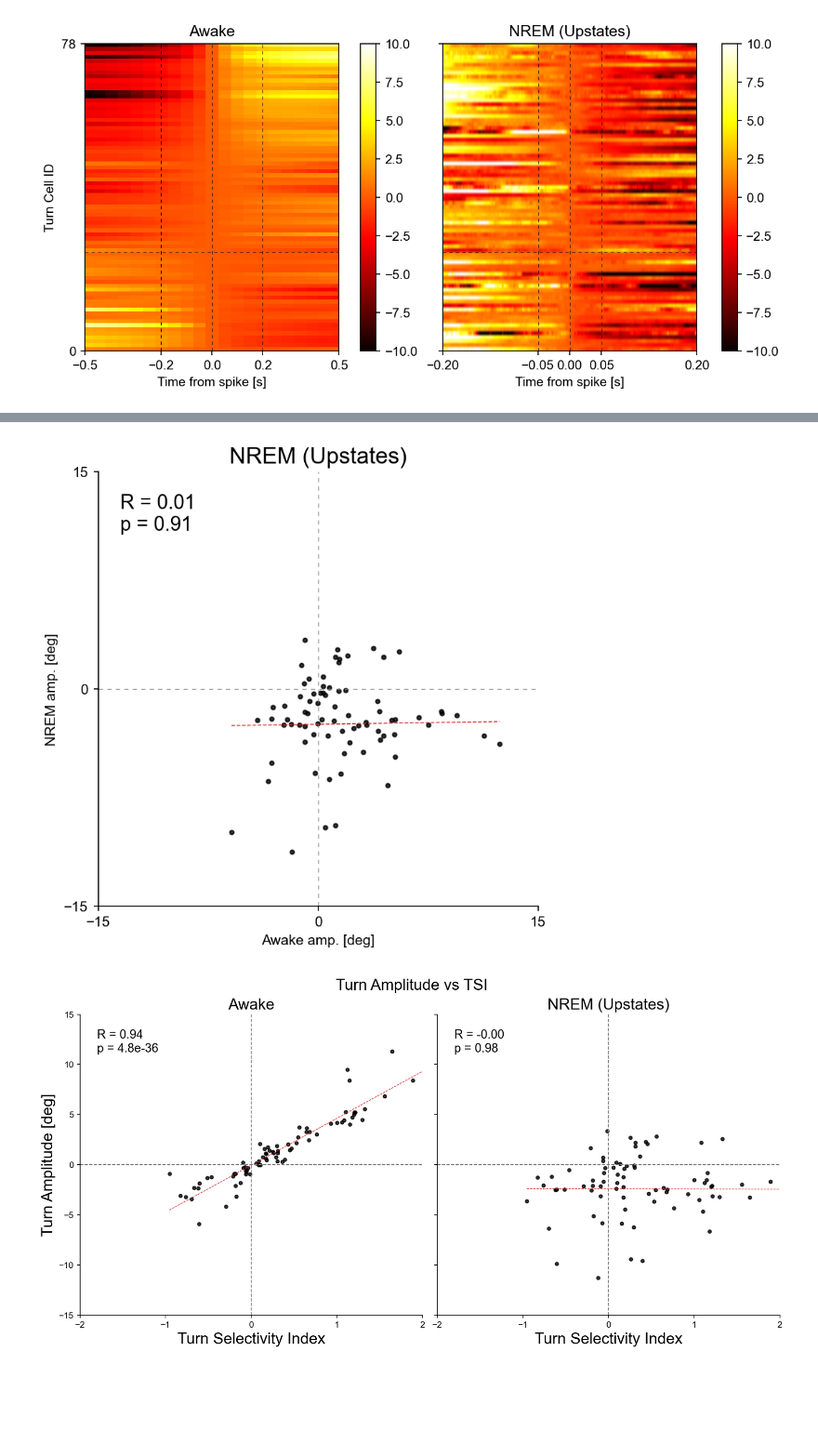
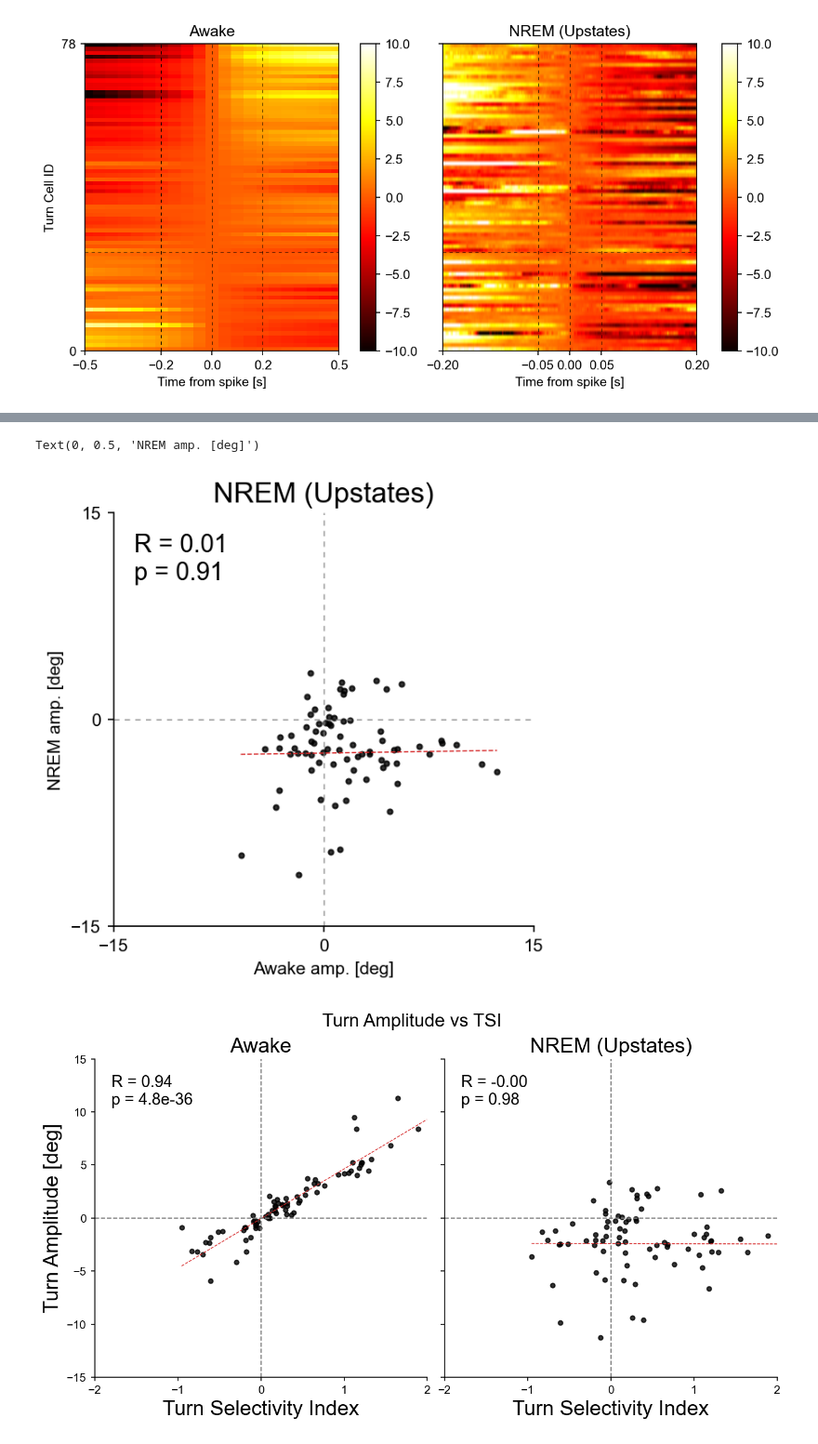
Before and after one commit to Senzai-Lab/nrem_analysis, a Jupyter notebook: notebooks/dual_recordings/visualize_sta_upstates.ipynb, the cells around one changed output, grey strips where cells are left out. Shown at 93% size. Saved outputs shown, nothing was run; the diff lists cells and outputs as text; code cells hidden in the pictures; blank space fills up the shorter version.

```diff
--- a/notebooks/dual_recordings/visualize_sta_upstates.ipynb
+++ b/notebooks/dual_recordings/visualize_sta_upstates.ipynb
@@ -227,5 +255,5 @@ turn_amps_nrem          = amplitude_at_threshold(sta_nrem, sta_nrem.t, 0.05)
 # %%
-fig, ax = plt.subplots(1, 1, figsize=(5, 5))
+fig, ax = plt.subplots(1, 1, figsize=(4, 4))
 
 x, y = turn_amps_awake, turn_amps_nrem
 
@@ -256,27 +284,28 @@ ax.set_ylim([-15, 15])
 ax.set_title("NREM (Upstates)", fontsize=16)
 ax.set_ylabel('NREM amp. [deg]')
 
-plt.savefig(FIGURES_DIR / "turn_scatter.svg", format='svg', bbox_inches='tight')
-plt.savefig(FIGURES_DIR / "turn_scatter.png", format='png', bbox_inches='tight')
+# plt.savefig(FIGURES_DIR / "sta" / "turn_scatter.svg", format='svg', bbox_inches='tight')
+# plt.savefig(FIGURES_DIR / "sta" / "turn_scatter.png", format='png', bbox_inches='tight')
 # %% [output]
+Text(0, 0.5, 'NREM amp. [deg]')
-[figure, old version]
+[figure, new version]
 # %%
-fig, axes = plt.subplots(1, 2, figsize=(12, 6), sharex=True, sharey=True, constrained_layout=True)
+fig, axes = plt.subplots(1, 2, figsize=(9, 5), sharex=True, sharey=True, constrained_layout=True)
 
 plot_scatter_with_regression(axes[0], tsi, turn_amps_awake, 'Awake', xlabel='Turn Selectivity Index', ylabel='Turn Amplitude [deg]')
 plot_scatter_with_regression(axes[1], tsi, turn_amps_nrem, 'NREM (Upstates)', xlabel='Turn Selectivity Index', ylabel='')
 
 
 for ax in axes:
     ax.set_xlim((-2, 2))
     ax.set_ylim((-15, 15))
     ax.set_xticks([-2, -1, 0, 1, 2])
     ax.spines['top'].set_visible(False)
     ax.spines['right'].set_visible(False)
 
-fig.suptitle("Turn Amplitude vs TSI", fontsize=18)
+fig.suptitle("Turn Amplitude vs TSI", fontsize=16)
 
-plt.savefig(FIGURES_DIR / "turn_scatter_tsi.svg", format='svg', bbox_inches='tight')
-plt.savefig(FIGURES_DIR / "turn_scatter_tsi.png", format='png', bbox_inches='tight')
+plt.savefig(FIGURES_DIR / "sta" / "turn_scatter_tsi.svg", format='svg', bbox_inches='tight')
+plt.savefig(FIGURES_DIR / "sta" / "turn_scatter_tsi.png", format='png', bbox_inches='tight')
 # %% [output]
-[figure, old version]
+[figure, new version]
```
Also changed, not shown: parts of 4 cells of this notebook, 7 other files.
